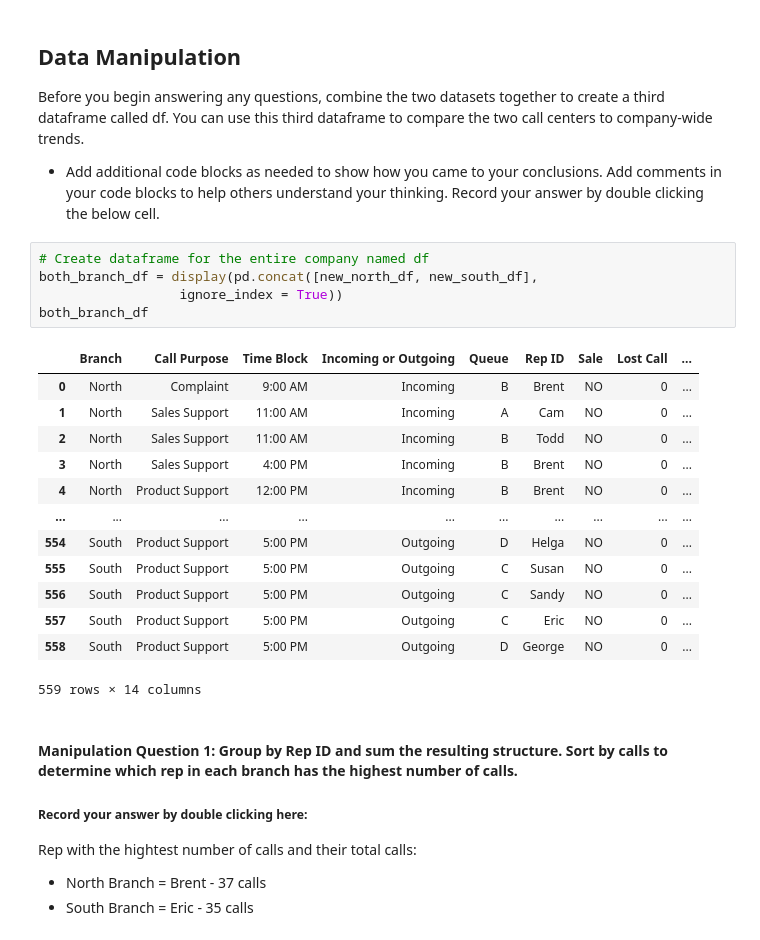
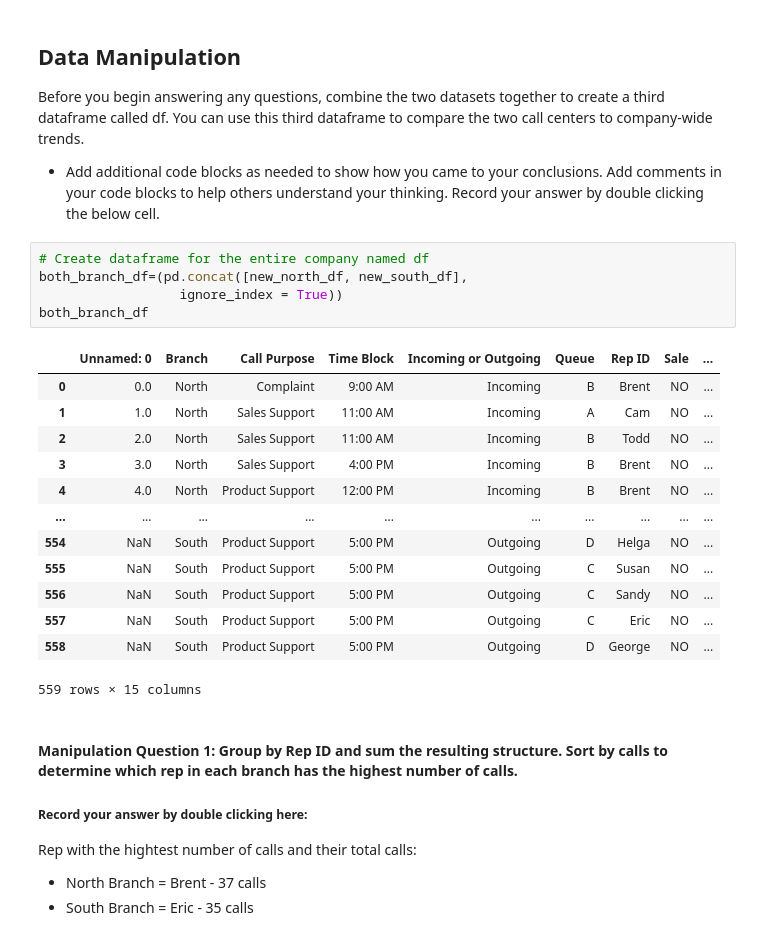
Before and after one commit to pamkellerman/call-center-cleanup-assignment, a Jupyter notebook: Call_Center_Cleanup.ipynb, the cells around one changed output. Cells and saved outputs as stored; diff of their text form.

```diff
--- a/Call_Center_Cleanup.ipynb
+++ b/Call_Center_Cleanup.ipynb
@@ -428,23 +428,23 @@ Before you begin answering any questions, combine the two datasets together to c
 * Add additional code blocks as needed to show how you came to your conclusions. Add comments in your code blocks to help others understand your thinking. Record your answer by double clicking the below cell.
 # %%
 # Create dataframe for the entire company named df
-both_branch_df = display(pd.concat([new_north_df, new_south_df],
+both_branch_df=(pd.concat([new_north_df, new_south_df],
                   ignore_index = True))
 both_branch_df
 # %% [output]
-|  | Branch | Call Purpose | Time Block | Incoming or Outgoing | Queue | Rep ID | Sale | Lost Call | ... |
-| 0 | North | Complaint | 9:00 AM | Incoming | B | Brent | NO | 0 | ... |
-| 1 | North | Sales Support | 11:00 AM | Incoming | A | Cam | NO | 0 | ... |
-| 2 | North | Sales Support | 11:00 AM | Incoming | B | Todd | NO | 0 | ... |
-| 3 | North | Sales Support | 4:00 PM | Incoming | B | Brent | NO | 0 | ... |
-| 4 | North | Product Support | 12:00 PM | Incoming | B | Brent | NO | 0 | ... |
+|  | Unnamed: 0 | Branch | Call Purpose | Time Block | Incoming or Outgoing | Queue | Rep ID | Sale | ... |
+| 0 | 0.0 | North | Complaint | 9:00 AM | Incoming | B | Brent | NO | ... |
+| 1 | 1.0 | North | Sales Support | 11:00 AM | Incoming | A | Cam | NO | ... |
+| 2 | 2.0 | North | Sales Support | 11:00 AM | Incoming | B | Todd | NO | ... |
+| 3 | 3.0 | North | Sales Support | 4:00 PM | Incoming | B | Brent | NO | ... |
+| 4 | 4.0 | North | Product Support | 12:00 PM | Incoming | B | Brent | NO | ... |
 | ... | ... | ... | ... | ... | ... | ... | ... | ... | ... |
-| 554 | South | Product Support | 5:00 PM | Outgoing | D | Helga | NO | 0 | ... |
-| 555 | South | Product Support | 5:00 PM | Outgoing | C | Susan | NO | 0 | ... |
-| 556 | South | Product Support | 5:00 PM | Outgoing | C | Sandy | NO | 0 | ... |
-| 557 | South | Product Support | 5:00 PM | Outgoing | C | Eric | NO | 0 | ... |
-| 558 | South | Product Support | 5:00 PM | Outgoing | D | George | NO | 0 | ... |
+| 554 | NaN | South | Product Support | 5:00 PM | Outgoing | D | Helga | NO | ... |
+| 555 | NaN | South | Product Support | 5:00 PM | Outgoing | C | Susan | NO | ... |
+| 556 | NaN | South | Product Support | 5:00 PM | Outgoing | C | Sandy | NO | ... |
+| 557 | NaN | South | Product Support | 5:00 PM | Outgoing | C | Eric | NO | ... |
+| 558 | NaN | South | Product Support | 5:00 PM | Outgoing | D | George | NO | ... |
-559 rows × 14 columns
+559 rows × 15 columns
 # %% [markdown]
 #### Manipulation Question 1:  Group by Rep ID and sum the resulting structure. Sort by calls to determine which rep in each branch has the highest number of calls.
 
```
Also changed, not shown: parts of 22 cells of this notebook.
